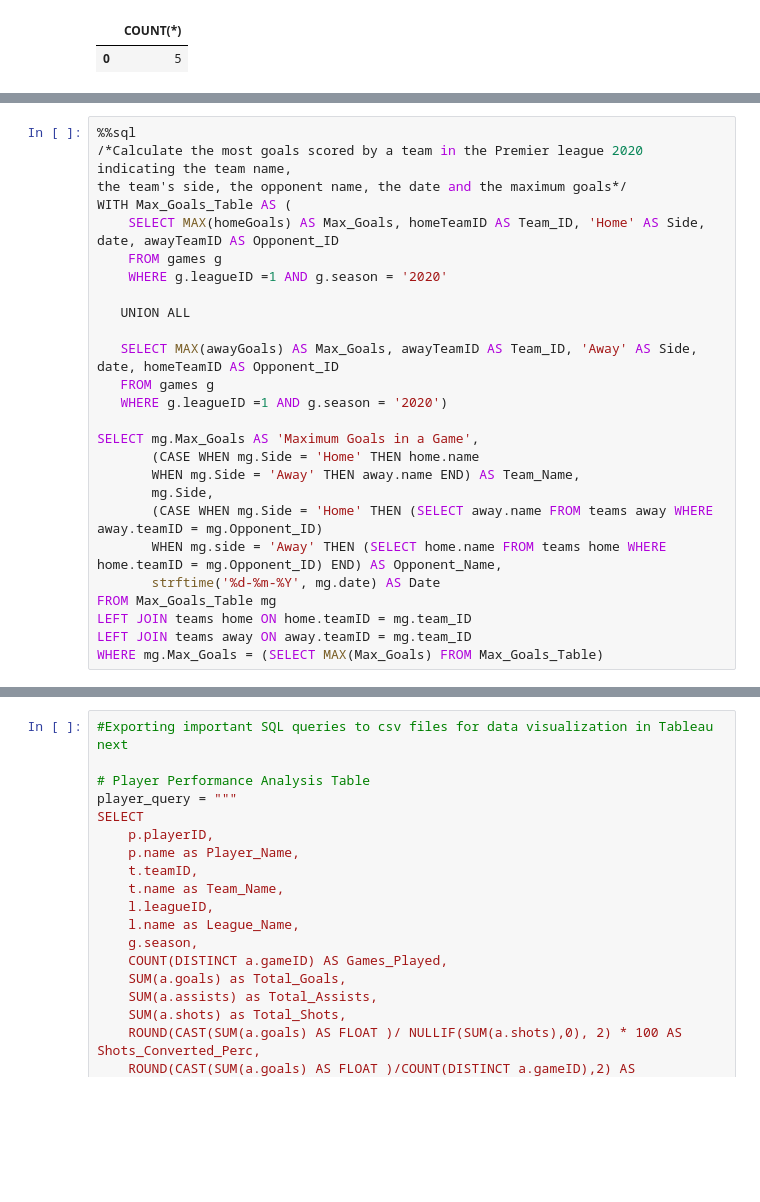
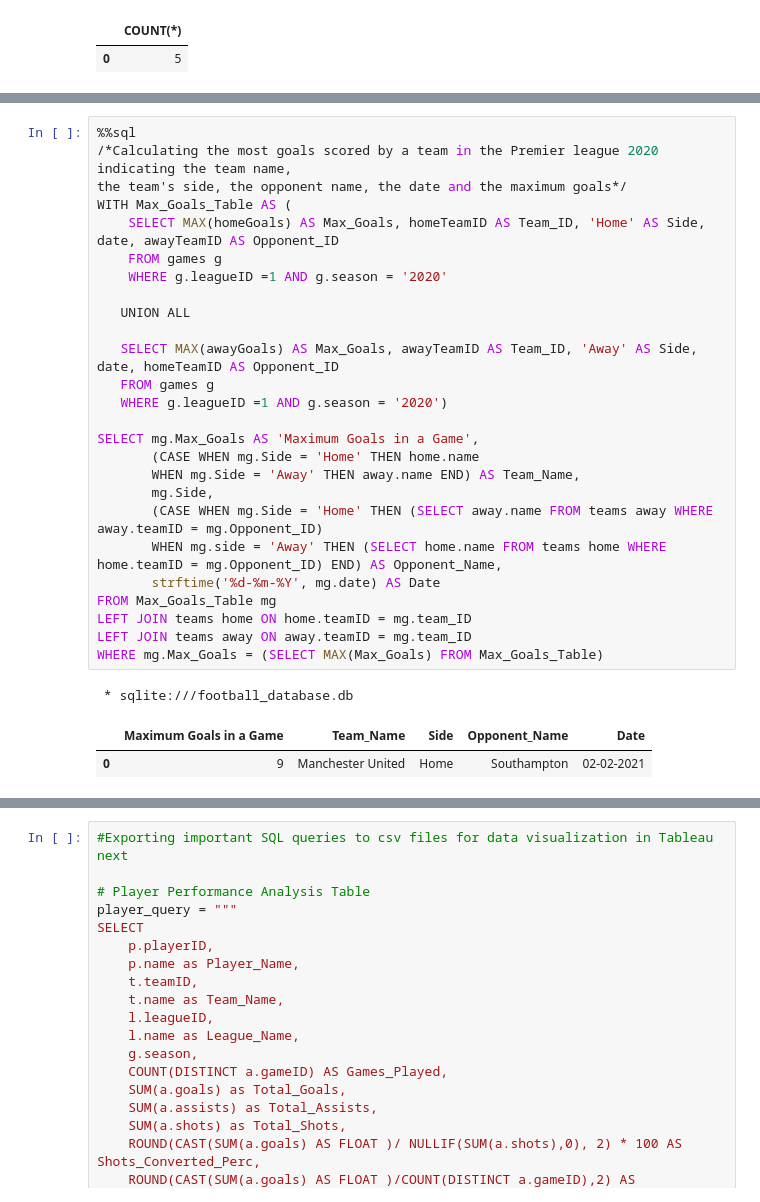
Before and after one commit to Zaki978/European-Soccer-SQL-Data-Project, a Jupyter notebook: EU Football SQL Project.ipynb, the cells around one changed output, grey strips where cells are left out. Cells and saved outputs as stored; diff of their text form; blank space fills up the shorter version.

```diff
--- a/EU Football SQL Project.ipynb
+++ b/EU Football SQL Project.ipynb
@@ -284,29 +327,33 @@ WHERE g.leagueID = 1 AND g.season = '2020'
 # %%
 %%sql
-/*Calculate the most goals scored by a team in the Premier league 2020 indicating the team name,
+/*Calculating the most goals scored by a team in the Premier league 2020 indicating the team name,
 the team's side, the opponent name, the date and the maximum goals*/
 WITH Max_Goals_Table AS (
     SELECT MAX(homeGoals) AS Max_Goals, homeTeamID AS Team_ID, 'Home' AS Side, date, awayTeamID AS Opponent_ID
     FROM games g
     WHERE g.leagueID =1 AND g.season = '2020'
 
    UNION ALL
 
    SELECT MAX(awayGoals) AS Max_Goals, awayTeamID AS Team_ID, 'Away' AS Side, date, homeTeamID AS Opponent_ID
    FROM games g
    WHERE g.leagueID =1 AND g.season = '2020')
 
 SELECT mg.Max_Goals AS 'Maximum Goals in a Game',
        (CASE WHEN mg.Side = 'Home' THEN home.name
        WHEN mg.Side = 'Away' THEN away.name END) AS Team_Name,
        mg.Side,
        (CASE WHEN mg.Side = 'Home' THEN (SELECT away.name FROM teams away WHERE away.teamID = mg.Opponent_ID)
        WHEN mg.side = 'Away' THEN (SELECT home.name FROM teams home WHERE home.teamID = mg.Opponent_ID) END) AS Opponent_Name,
        strftime('%d-%m-%Y', mg.date) AS Date
 FROM Max_Goals_Table mg
 LEFT JOIN teams home ON home.teamID = mg.team_ID
 LEFT JOIN teams away ON away.teamID = mg.team_ID
 WHERE mg.Max_Goals = (SELECT MAX(Max_Goals) FROM Max_Goals_Table)
+# %% [output]
+ * sqlite:///football_database.db
+|  | Maximum Goals in a Game | Team_Name | Side | Opponent_Name | Date |
+| 0 | 9 | Manchester United | Home | Southampton | 02-02-2021 |
 # %%
 %%sql
 -- Calculate the moving average of goals scored per game for the past 5 games in the 2020 Premier League season
```
Also changed, not shown: parts of 29 cells of this notebook.
